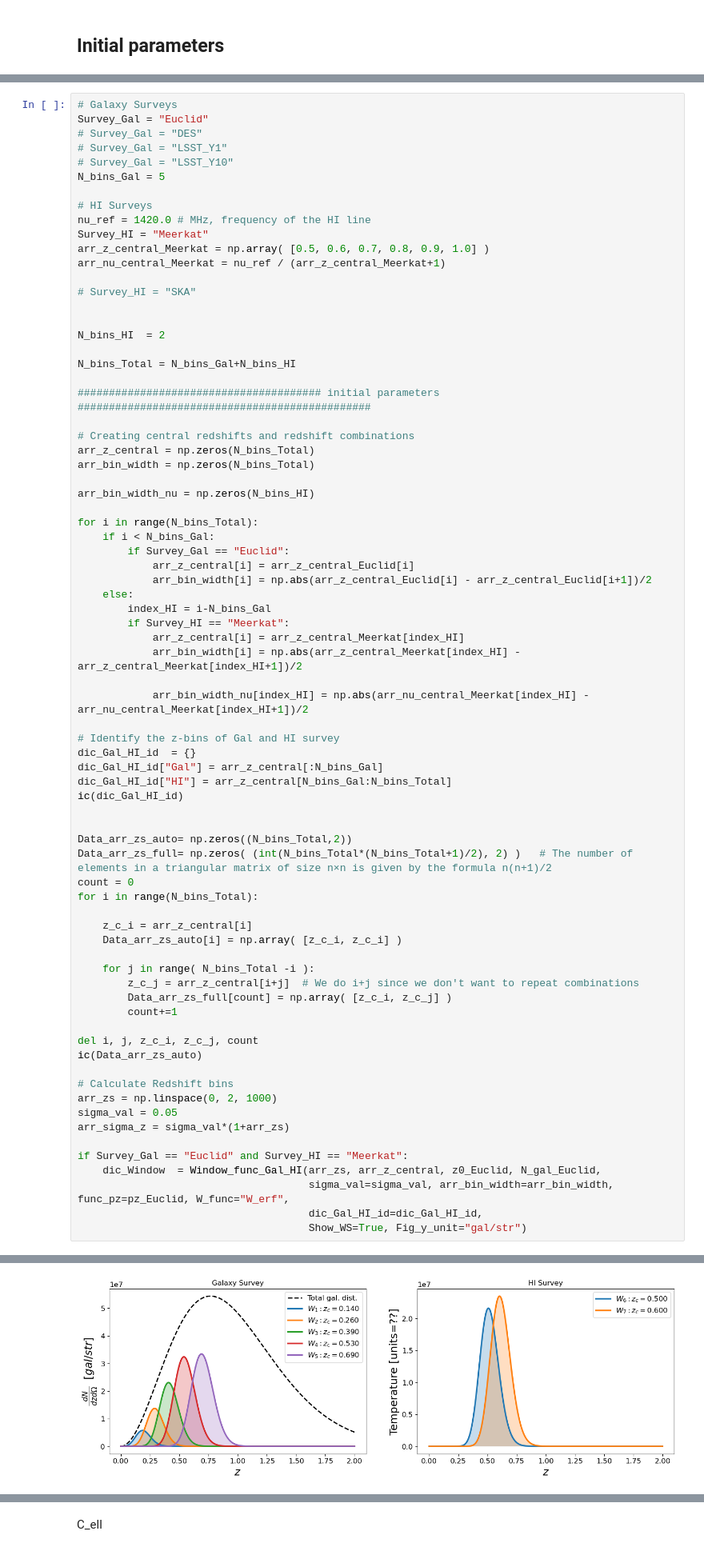
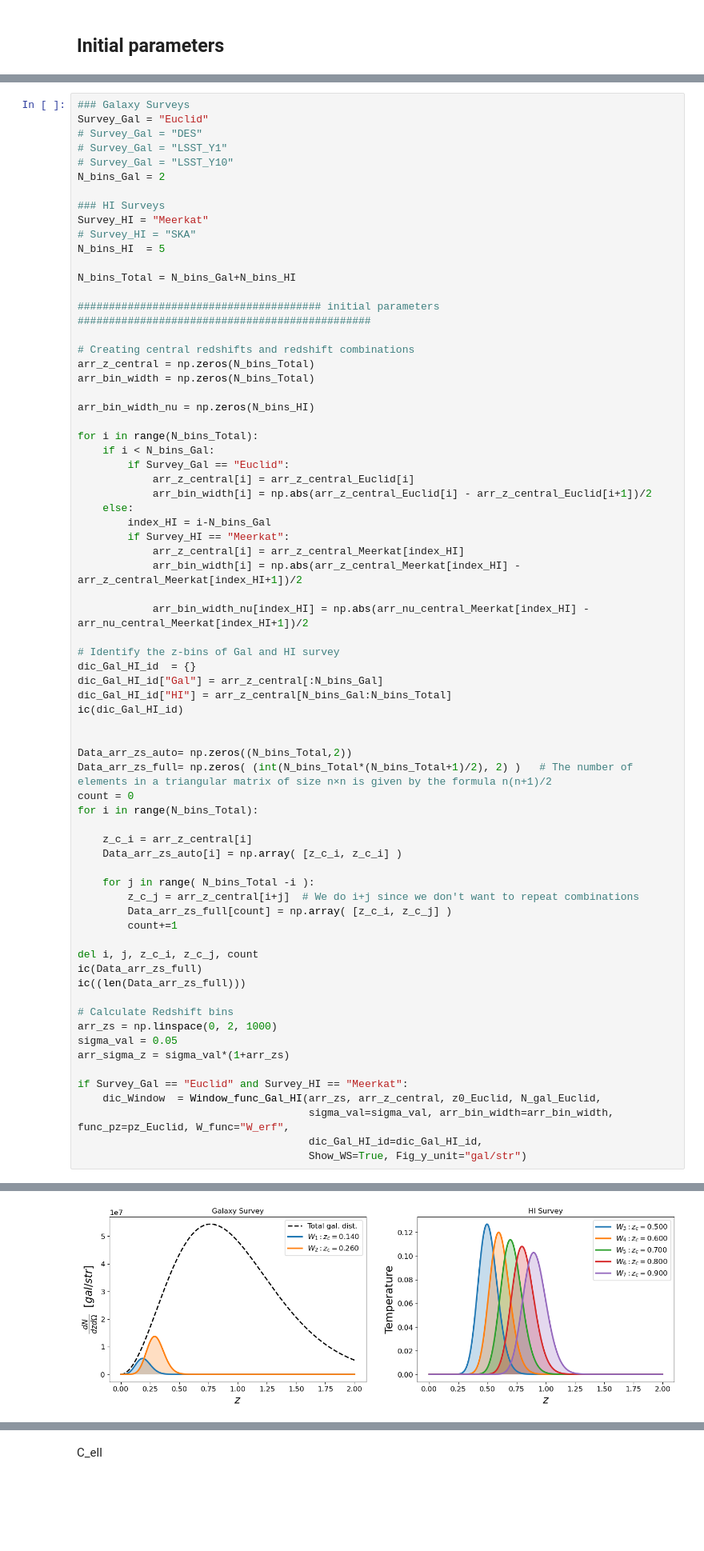
Before and after one commit to GreenTS27/Photo_Surveys-HI_IM-Fisher_Matrix, a Jupyter notebook: Fisher_Matrix_C_ell_vs_w_t.ipynb, the cells around one changed output, grey strips where cells are left out. Shown at 80% size. Drawn from its saved outputs; the diff is of its cells as text; blank space fills up the shorter version.

```diff
--- a/Fisher_Matrix_C_ell_vs_w_t.ipynb
+++ b/Fisher_Matrix_C_ell_vs_w_t.ipynb
@@ -337,21 +329,15 @@ def Temp_HI(z):
 # %%
-# Galaxy Surveys
+### Galaxy Surveys
 Survey_Gal = "Euclid"
 # Survey_Gal = "DES"
 # Survey_Gal = "LSST_Y1"
 # Survey_Gal = "LSST_Y10"
-N_bins_Gal = 5
+N_bins_Gal = 2
 
-# HI Surveys
-nu_ref = 1420.0 # MHz, frequency of the HI line
+### HI Surveys
 Survey_HI = "Meerkat"
-arr_z_central_Meerkat = np.array( [0.5, 0.6, 0.7, 0.8, 0.9, 1.0] )
-arr_nu_central_Meerkat = nu_ref / (arr_z_central_Meerkat+1)
-
 # Survey_HI = "SKA"
-
-
-N_bins_HI  = 2
+N_bins_HI  = 5
 
 N_bins_Total = N_bins_Gal+N_bins_HI
 
@@ -397,7 +383,8 @@ for i in range(N_bins_Total):
         count+=1
 
 del i, j, z_c_i, z_c_j, count
-ic(Data_arr_zs_auto)
+ic(Data_arr_zs_full)
+ic((len(Data_arr_zs_full)))
 
 # Calculate Redshift bins
 arr_zs = np.linspace(0, 2, 1000)
@@ -421 +417 @@ ic| Data_arr_zs_auto: array([[0.14, 0.14],
-[figure, old version]
+[figure, new version]
```
Also changed, not shown: parts of 30 cells of this notebook.
